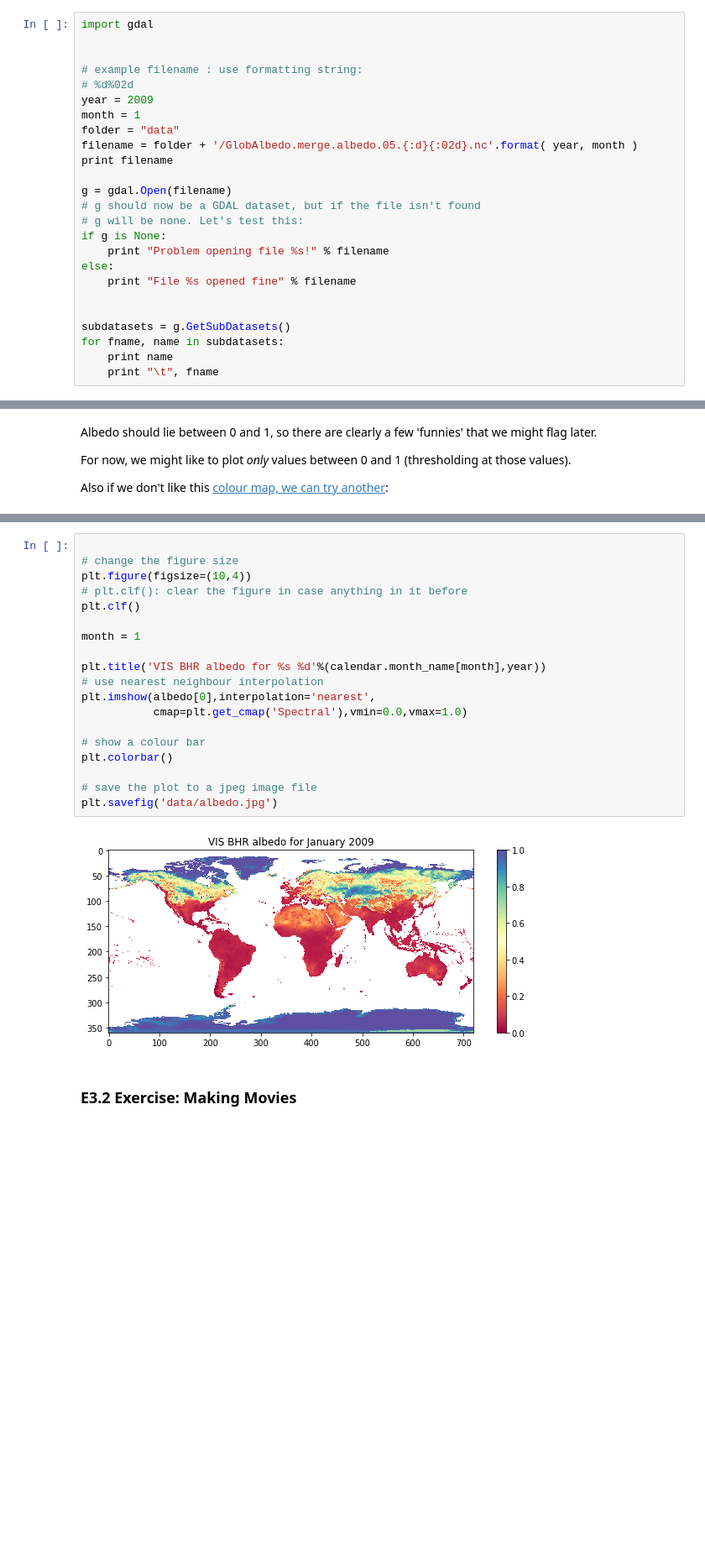
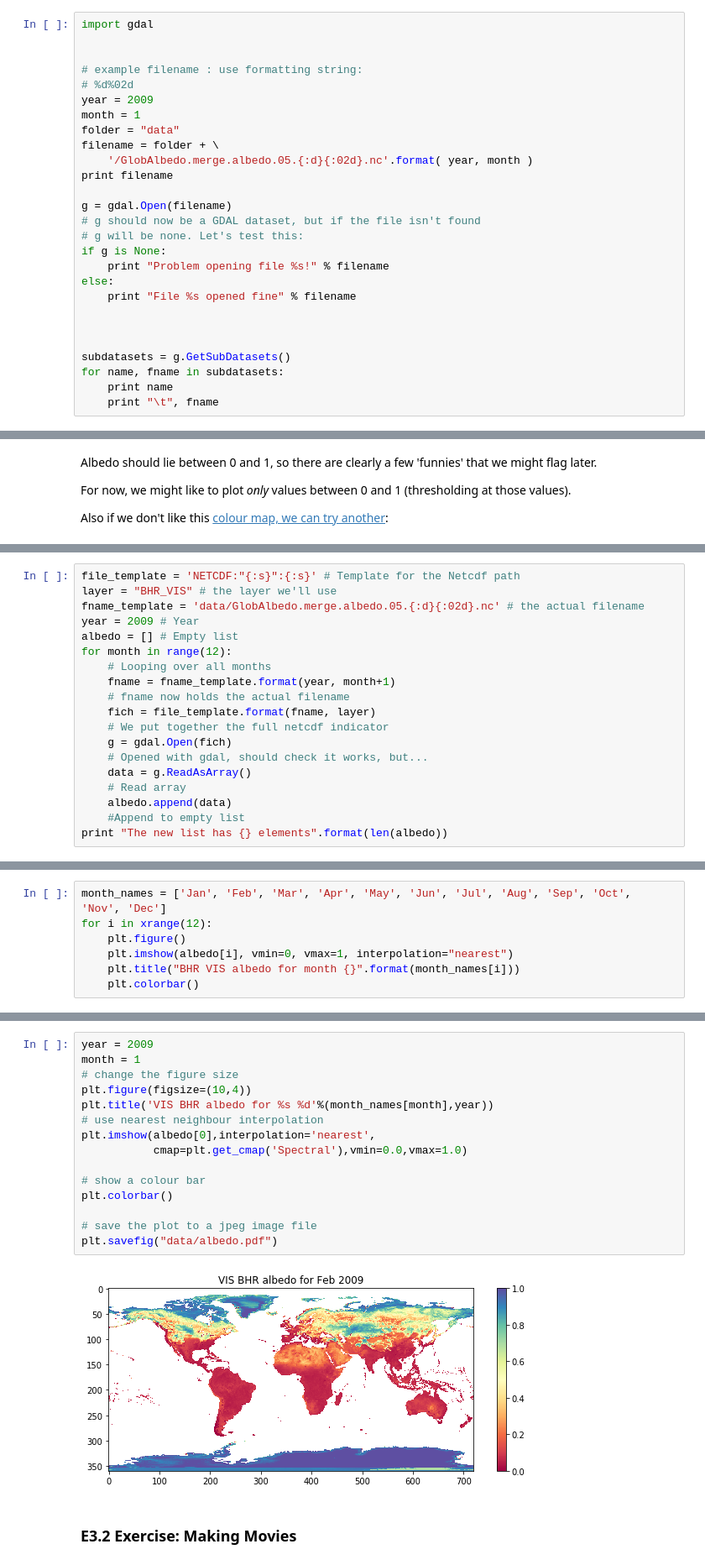
Before and after one commit to profLewis/geogg122, a Jupyter notebook: Chapter3_Scientific_Numerical_Python/Scientific_Numerical_Python.ipynb, the cells around one changed output, grey strips where cells are left out. Shown at 84% size. Cells and saved outputs as stored; diff of their text form; blank space fills up the shorter version.

```diff
--- a/Chapter3_Scientific_Numerical_Python/Scientific_Numerical_Python.ipynb
+++ b/Chapter3_Scientific_Numerical_Python/Scientific_Numerical_Python.ipynb
@@ -160,7 +144,8 @@ import gdal
 year = 2009
 month = 1
 folder = "data"
-filename = folder + '/GlobAlbedo.merge.albedo.05.{:d}{:02d}.nc'.format( year, month )
+filename = folder + \
+    '/GlobAlbedo.merge.albedo.05.{:d}{:02d}.nc'.format( year, month )
 print filename
 
 g = gdal.Open(filename)
@@ -172,8 +157,9 @@ else:
     print "File %s opened fine" % filename
 
 
+
 subdatasets = g.GetSubDatasets()
-for fname, name in subdatasets:
+for name, fname in subdatasets:
     print name
     print "\t", fname
 # %% [output]
@@ -494,0 +382,19 @@ If we wanted to save the plot and put a title on:
+# %%
+file_template = 'NETCDF:"{:s}":{:s}' # Template for the Netcdf path
+layer = "BHR_VIS" # the layer we'll use
+fname_template = 'data/GlobAlbedo.merge.albedo.05.{:d}{:02d}.nc' # the actual filename
+year = 2009 # Year
+albedo = [] # Empty list
+for month in range(12):
+    # Looping over all months
+    fname = fname_template.format(year, month+1)
+    # fname now holds the actual filename
+    fich = file_template.format(fname, layer)
+    # We put together the full netcdf indicator
+    g = gdal.Open(fich)
+    # Opened with gdal, should check it works, but...
+    data = g.ReadAsArray()
+    # Read array
+    albedo.append(data)
+    #Append to empty list
+print "The new list has {} elements".format(len(albedo))
@@ -494,0 +405,7 @@ If we wanted to save the plot and put a title on:
+# %%
+month_names = ['Jan', 'Feb', 'Mar', 'Apr', 'May', 'Jun', 'Jul', 'Aug', 'Sep', 'Oct', 'Nov', 'Dec']
+for i in xrange(12):
+    plt.figure()
+    plt.imshow(albedo[i], vmin=0, vmax=1, interpolation="nearest")
+    plt.title("BHR VIS albedo for month {}".format(month_names[i]))
+    plt.colorbar()
@@ -495,24 +427,20 @@ If we wanted to save the plot and put a title on:
 # %%
-
+year = 2009
+month = 1
 # change the figure size
 plt.figure(figsize=(10,4))
-# plt.clf(): clear the figure in case anything in it before
-plt.clf()
-
-month = 1
-
-plt.title('VIS BHR albedo for %s %d'%(calendar.month_name[month],year))
+plt.title('VIS BHR albedo for %s %d'%(month_names[month],year))
 # use nearest neighbour interpolation
 plt.imshow(albedo[0],interpolation='nearest',
            cmap=plt.get_cmap('Spectral'),vmin=0.0,vmax=1.0)
 
 # show a colour bar
 plt.colorbar()
 
 # save the plot to a jpeg image file
-plt.savefig('data/albedo.jpg')
+plt.savefig("data/albedo.pdf")
 # %% [output]
-[figure, old version]
+[figure, new version]
 # %% [markdown]
 ### E3.2 Exercise: Making Movies
 # %% [markdown]
```
Also changed, not shown: parts of 85 cells of this notebook, 3 other files.
